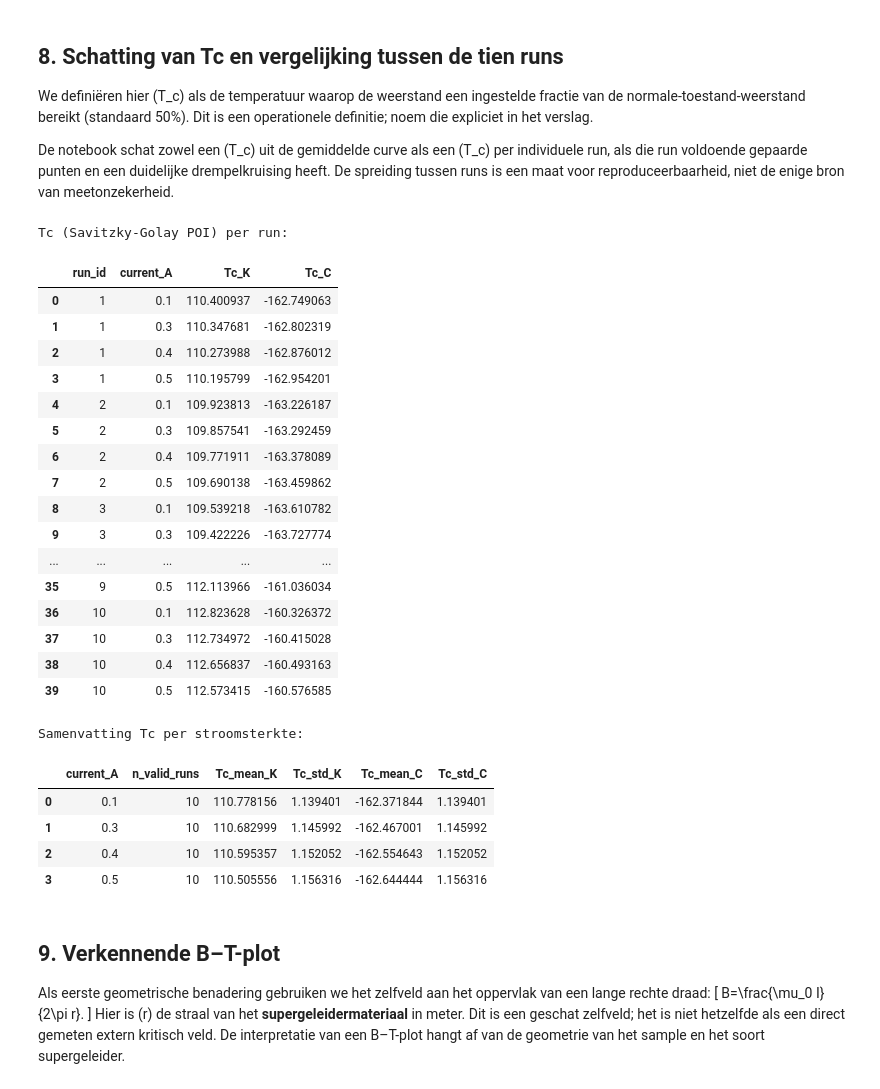
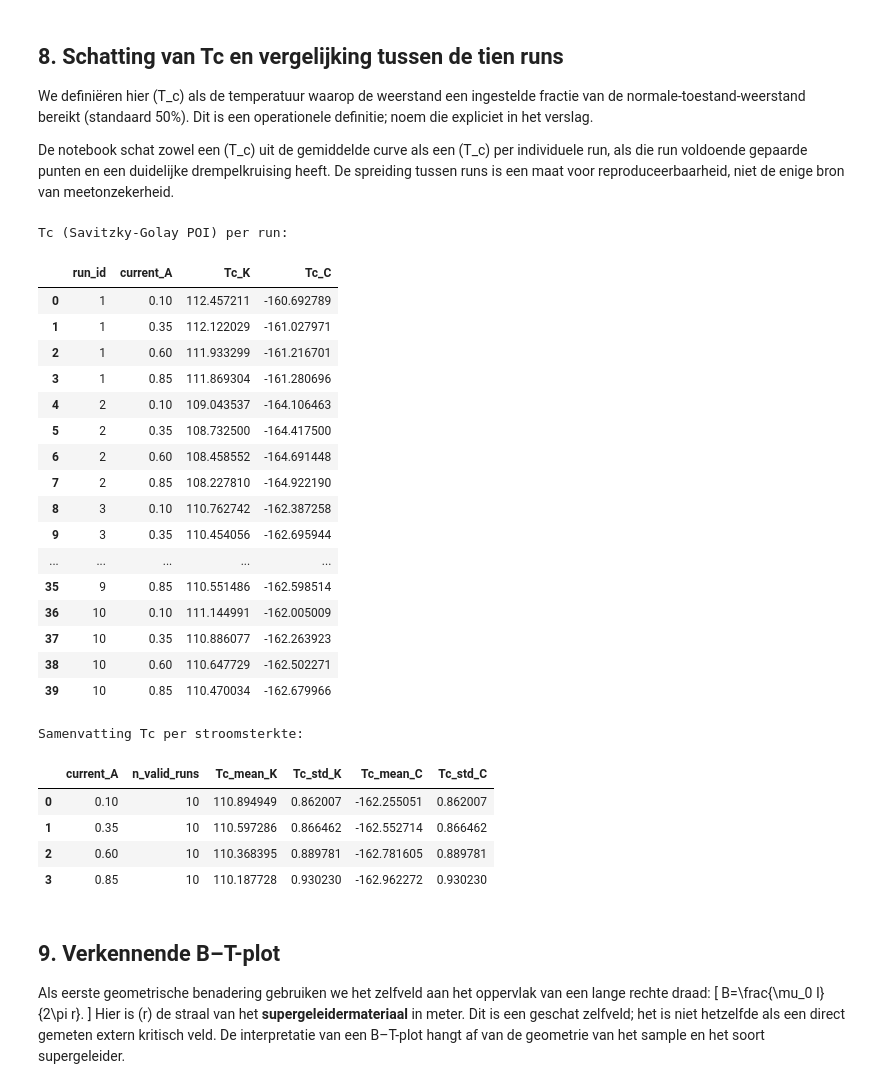
Before and after one commit to ebepolman-bit/RP3, a Jupyter notebook: supergeleider_offset_BT_template_v4_10_runs.ipynb, the cells around one changed output. Saved outputs shown, nothing was run; the diff lists cells and outputs as text; code cells hidden in the pictures.

```diff
--- a/supergeleider_offset_BT_template_v4_10_runs.ipynb
+++ b/supergeleider_offset_BT_template_v4_10_runs.ipynb
@@ -36,8 +36,8 @@ from pathlib import Path
 
 # ---------- BESTANDEN ----------
 RUN_NUMBERS = list(range(1, 11))  # Runs 1 t/m 5 (of 1 t/m 10)
-DMM_FILE_TEMPLATE = "DMMdataW3_{run}_out.csv"
-SMU_FILE_TEMPLATE = "SMUdataW3_{run}_out.csv"
+DMM_FILE_TEMPLATE = "DMMdataW3test_{run}.csv"
+SMU_FILE_TEMPLATE = "SMUdataW3test_{run}.csv"
 
 DMM_SKIPROWS = 5
 SMU_SKIPROWS = 7
@@ -53,9 +53,9 @@ PT1000_b = 77 - (PT1000_a * R_77)
 # (stroomsterkte in A, kolom-index positief, kolom-index negatief)
 CURRENT_PAIRS = [
     (0.1, 0, 1),  # Kolom 0 = +0.1A, Kolom 1 = -0.1A
-    (0.3, 2, 3),  # Kolom 2 = +0.3A, Kolom 3 = -0.3A
-    (0.4, 4, 5),  # Kolom 4 = +0.4A, Kolom 5 = -0.4A
-    (0.5, 6, 7)   # Kolom 6 = +0.5A, Kolom 7 = -0.5A
+    (0.35, 2, 3),  # Kolom 2 = +0.3A, Kolom 3 = -0.3A
+    (0.6, 4, 5),  # Kolom 4 = +0.4A, Kolom 5 = -0.4A
+    (0.85, 6, 7)   # Kolom 6 = +0.5A, Kolom 7 = -0.5A
 ]
 
 # ---------- ANALYSE ----------
@@ -334,56 +334,56 @@ def estimate_tc_savgol_direct(group, window_length=15, polyorder=3, T_min_search
     return float(T_sub[max_idx])
 
 # 1. Bereken Tc met de directe Savitzky-Golay afgeleide per run en per stroomsterkte
 tc_rows = []
 for (run_id, current), g in paired.groupby(["run_id", "current_abs_A"]):
-    tc_k = estimate_tc_savgol_direct(g, window_length=15, polyorder=3, T_min_search=95, T_max_search=120)
+    tc_k = estimate_tc_savgol_direct(g, window_length=15, polyorder=3)
     tc_rows.append({
         "run_id": run_id,
         "current_A": current,
         "Tc_K": tc_k,
         "Tc_C": tc_k - 273.15 if np.isfinite(tc_k) else np.nan
     })
 
 tc_per_run = pd.DataFrame(tc_rows)
 
 # 2. Samenvattingstabel berekenen
 tc_summary = tc_per_run.groupby("current_A", as_index=False).agg(
     n_valid_runs=("Tc_K", "count"),
     Tc_mean_K=("Tc_K", "mean"),
     Tc_std_K=("Tc_K", "std"),
     Tc_mean_C=("Tc_C", "mean"),
     Tc_std_C=("Tc_C", "std")
 )
 
 print("Tc (Savitzky-Golay POI) per run:")
 display(tc_per_run)
 print("\nSamenvatting Tc per stroomsterkte:")
 display(tc_summary)
 # %% [output]
 Tc (Savitzky-Golay POI) per run:
 |  | run_id | current_A | Tc_K | Tc_C |
-| 0 | 1 | 0.1 | 110.400937 | -162.749063 |
-| 1 | 1 | 0.3 | 110.347681 | -162.802319 |
-| 2 | 1 | 0.4 | 110.273988 | -162.876012 |
-| 3 | 1 | 0.5 | 110.195799 | -162.954201 |
-| 4 | 2 | 0.1 | 109.923813 | -163.226187 |
-| 5 | 2 | 0.3 | 109.857541 | -163.292459 |
-| 6 | 2 | 0.4 | 109.771911 | -163.378089 |
-| 7 | 2 | 0.5 | 109.690138 | -163.459862 |
-| 8 | 3 | 0.1 | 109.539218 | -163.610782 |
-| 9 | 3 | 0.3 | 109.422226 | -163.727774 |
+| 0 | 1 | 0.10 | 112.457211 | -160.692789 |
+| 1 | 1 | 0.35 | 112.122029 | -161.027971 |
+| 2 | 1 | 0.60 | 111.933299 | -161.216701 |
+| 3 | 1 | 0.85 | 111.869304 | -161.280696 |
+| 4 | 2 | 0.10 | 109.043537 | -164.106463 |
+| 5 | 2 | 0.35 | 108.732500 | -164.417500 |
+| 6 | 2 | 0.60 | 108.458552 | -164.691448 |
+| 7 | 2 | 0.85 | 108.227810 | -164.922190 |
+| 8 | 3 | 0.10 | 110.762742 | -162.387258 |
+| 9 | 3 | 0.35 | 110.454056 | -162.695944 |
 | ... | ... | ... | ... | ... |
-| 35 | 9 | 0.5 | 112.113966 | -161.036034 |
-| 36 | 10 | 0.1 | 112.823628 | -160.326372 |
-| 37 | 10 | 0.3 | 112.734972 | -160.415028 |
-| 38 | 10 | 0.4 | 112.656837 | -160.493163 |
-| 39 | 10 | 0.5 | 112.573415 | -160.576585 |
+| 35 | 9 | 0.85 | 110.551486 | -162.598514 |
+| 36 | 10 | 0.10 | 111.144991 | -162.005009 |
+| 37 | 10 | 0.35 | 110.886077 | -162.263923 |
+| 38 | 10 | 0.60 | 110.647729 | -162.502271 |
+| 39 | 10 | 0.85 | 110.470034 | -162.679966 |
 Samenvatting Tc per stroomsterkte:
 |  | current_A | n_valid_runs | Tc_mean_K | Tc_std_K | Tc_mean_C | Tc_std_C |
-| 0 | 0.1 | 10 | 110.778156 | 1.139401 | -162.371844 | 1.139401 |
-| 1 | 0.3 | 10 | 110.682999 | 1.145992 | -162.467001 | 1.145992 |
-| 2 | 0.4 | 10 | 110.595357 | 1.152052 | -162.554643 | 1.152052 |
-| 3 | 0.5 | 10 | 110.505556 | 1.156316 | -162.644444 | 1.156316 |
+| 0 | 0.10 | 10 | 110.894949 | 0.862007 | -162.255051 | 0.862007 |
+| 1 | 0.35 | 10 | 110.597286 | 0.866462 | -162.552714 | 0.866462 |
+| 2 | 0.60 | 10 | 110.368395 | 0.889781 | -162.781605 | 0.889781 |
+| 3 | 0.85 | 10 | 110.187728 | 0.930230 | -162.962272 | 0.930230 |
 # %% [markdown]
 ## 9. Verkennende B–T-plot
 
```
Also changed, not shown: parts of 9 cells of this notebook, 6 other files.
